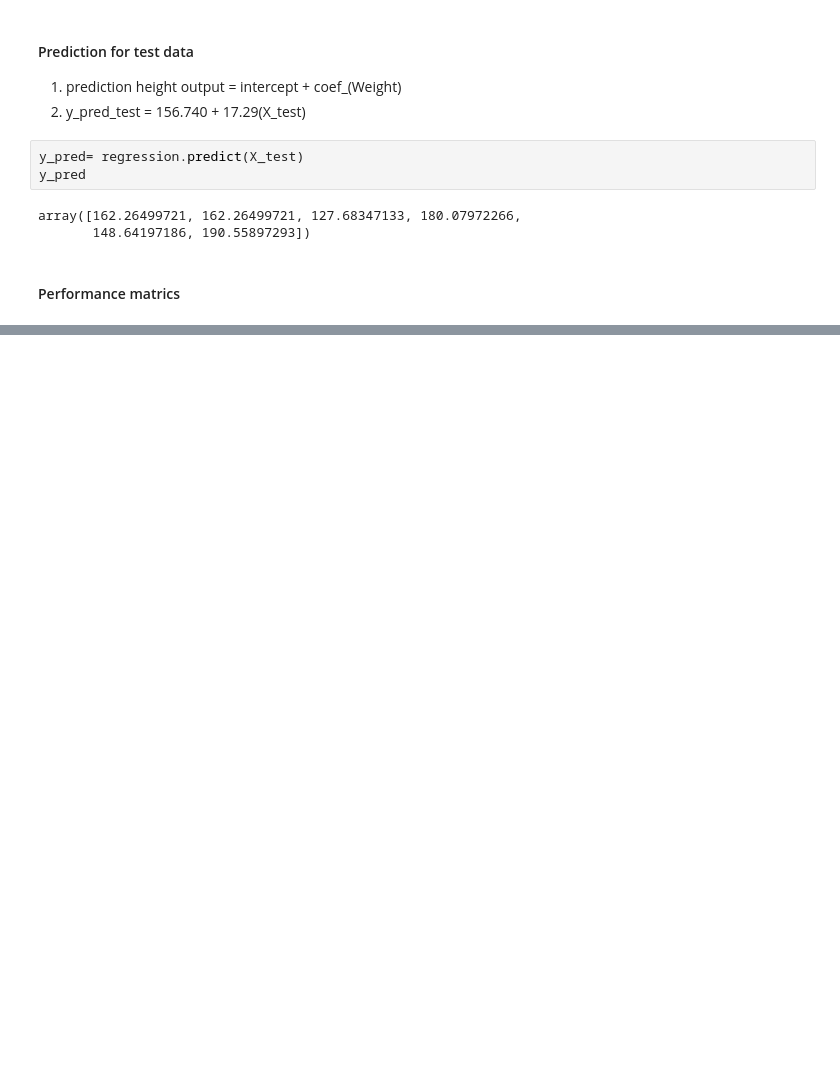
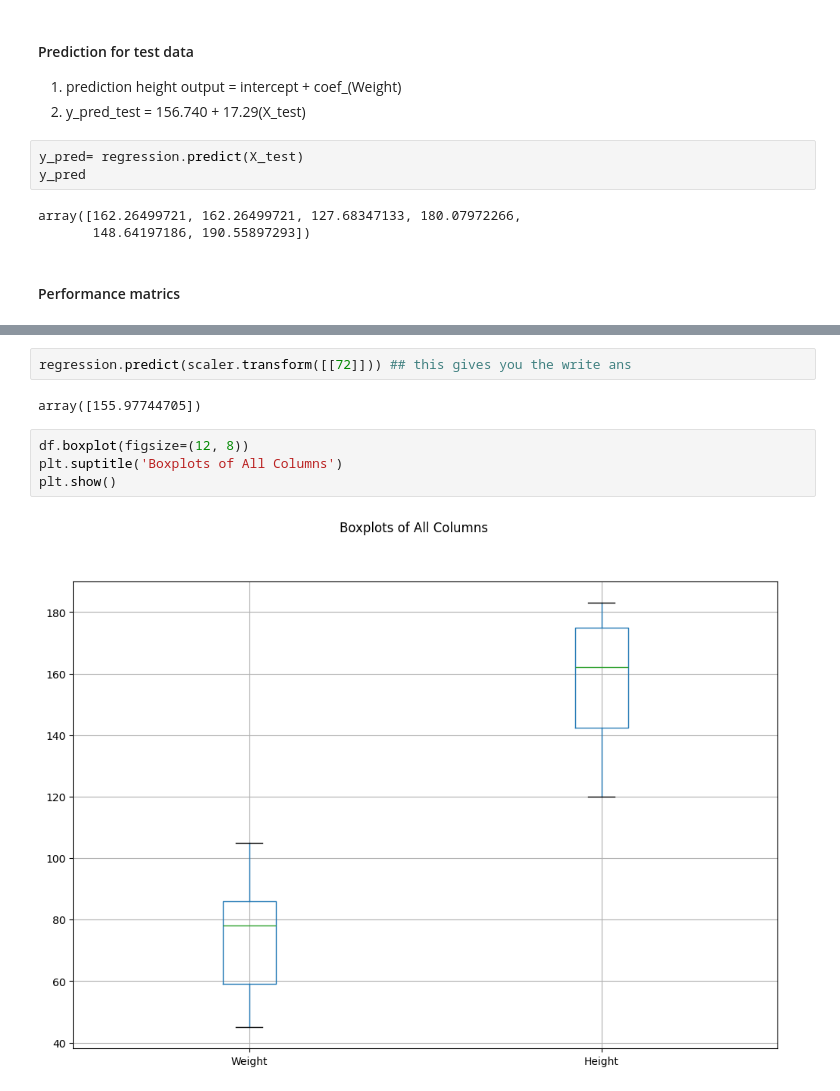
Before and after one commit to udityamerit/Complete-Machine-Learning-For-Beginners, a Jupyter notebook: 8-Complete Linear Regression/8.1-Complete_Simple_Linear_Regression.ipynb, the cells around one changed output, grey strips where cells are left out. Saved outputs shown, nothing was run; the diff lists cells and outputs as text; blank space fills up the shorter version.

Commit message:
completed the multiple linear regression

```diff
--- a/8-Complete Linear Regression/8.1-Complete_Simple_Linear_Regression.ipynb
+++ b/8-Complete Linear Regression/8.1-Complete_Simple_Linear_Regression.ipynb
@@ -124,0 +174,10 @@ array([162.26499721, 162.26499721, 127.68347133, 180.07972266,
+# %%
+regression.predict(scaler.transform([[72]])) ## this gives you the write ans
+# %% [output]
+array([155.97744705])
+# %%
+df.boxplot(figsize=(12, 8))
+plt.suptitle('Boxplots of All Columns')
+plt.show()
+# %% [output]
+[figure, added]
```
Also changed, not shown: parts of 12 cells of this notebook, 1 other file.
